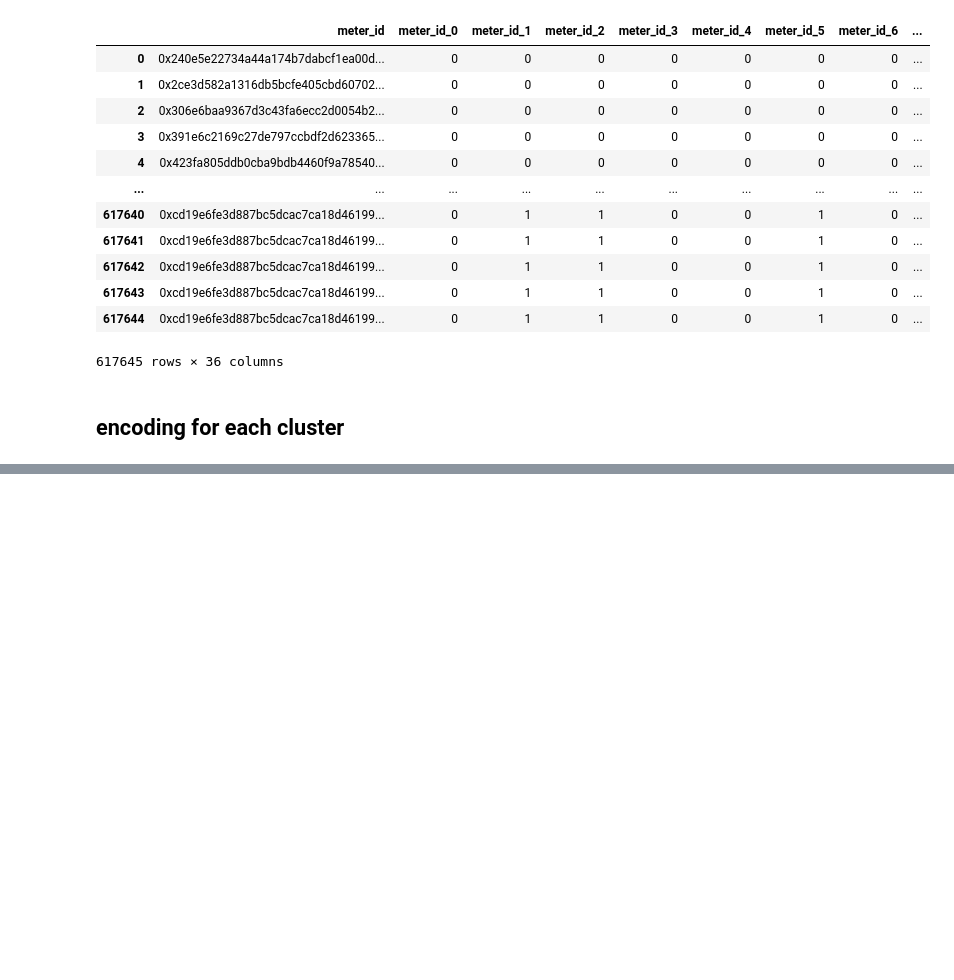
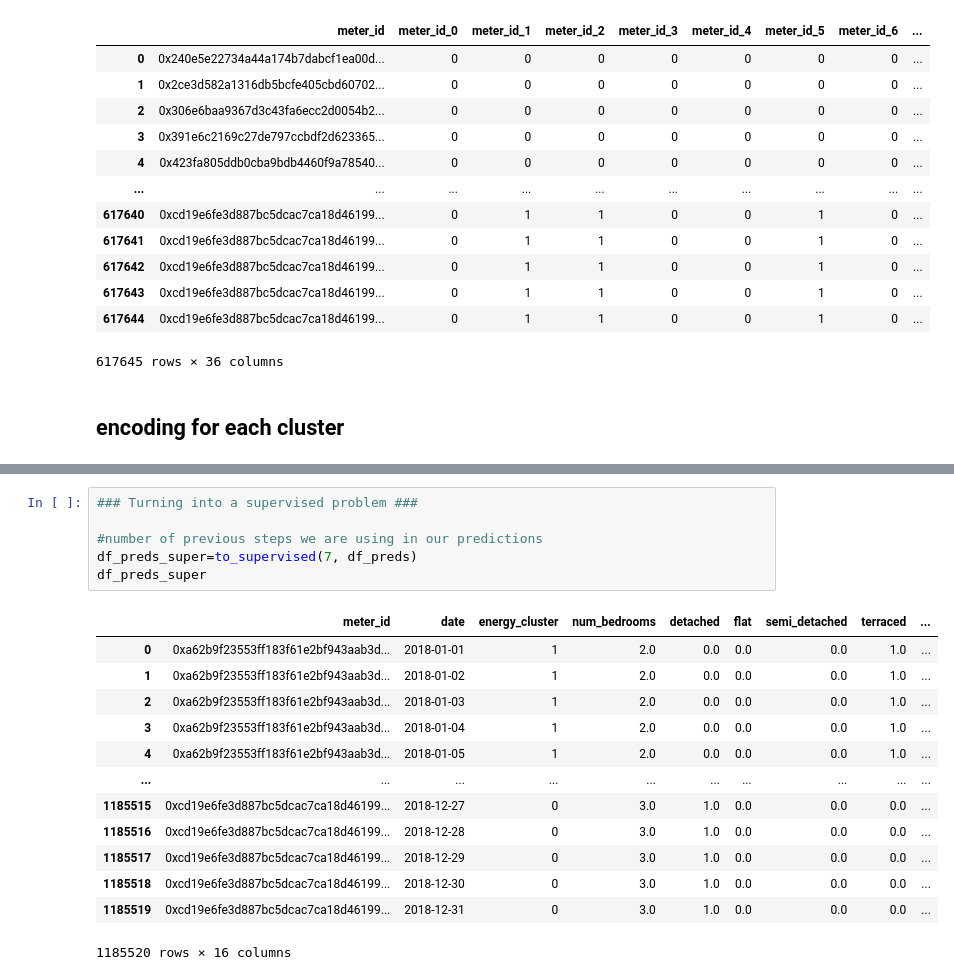
Before and after one commit to danielmusselwhite/UG_Dissertation_Energy_Forecasting, a Jupyter notebook: Src/Jupyter_Notebooks/3. Feature Engineering and Data Preparation.ipynb, the cells around one changed output, grey strips where cells are left out. Cells and saved outputs as stored; diff of their text form; blank space fills up the shorter version.

```diff
--- a/Src/Jupyter_Notebooks/3. Feature Engineering and Data Preparation.ipynb
+++ b/Src/Jupyter_Notebooks/3. Feature Engineering and Data Preparation.ipynb
@@ -567,0 +674,20 @@ cluster 3 lenth: 109223
+# %%
+### Turning into a supervised problem ###
+
+#number of previous steps we are using in our predictions
+df_preds_super=to_supervised(7, df_preds)
+df_preds_super
+# %% [output]
+|  | meter_id | date | energy_cluster | num_bedrooms | detached | flat | semi_detached | terraced | ... |
+| 0 | 0xa62b9f23553ff183f61e2bf943aab3d... | 2018-01-01 | 1 | 2.0 | 0.0 | 0.0 | 0.0 | 1.0 | ... |
+| 1 | 0xa62b9f23553ff183f61e2bf943aab3d... | 2018-01-02 | 1 | 2.0 | 0.0 | 0.0 | 0.0 | 1.0 | ... |
+| 2 | 0xa62b9f23553ff183f61e2bf943aab3d... | 2018-01-03 | 1 | 2.0 | 0.0 | 0.0 | 0.0 | 1.0 | ... |
+| 3 | 0xa62b9f23553ff183f61e2bf943aab3d... | 2018-01-04 | 1 | 2.0 | 0.0 | 0.0 | 0.0 | 1.0 | ... |
+| 4 | 0xa62b9f23553ff183f61e2bf943aab3d... | 2018-01-05 | 1 | 2.0 | 0.0 | 0.0 | 0.0 | 1.0 | ... |
+| ... | ... | ... | ... | ... | ... | ... | ... | ... | ... |
+| 1185515 | 0xcd19e6fe3d887bc5dcac7ca18d46199... | 2018-12-27 | 0 | 3.0 | 1.0 | 0.0 | 0.0 | 0.0 | ... |
+| 1185516 | 0xcd19e6fe3d887bc5dcac7ca18d46199... | 2018-12-28 | 0 | 3.0 | 1.0 | 0.0 | 0.0 | 0.0 | ... |
+| 1185517 | 0xcd19e6fe3d887bc5dcac7ca18d46199... | 2018-12-29 | 0 | 3.0 | 1.0 | 0.0 | 0.0 | 0.0 | ... |
+| 1185518 | 0xcd19e6fe3d887bc5dcac7ca18d46199... | 2018-12-30 | 0 | 3.0 | 1.0 | 0.0 | 0.0 | 0.0 | ... |
+| 1185519 | 0xcd19e6fe3d887bc5dcac7ca18d46199... | 2018-12-31 | 0 | 3.0 | 1.0 | 0.0 | 0.0 | 0.0 | ... |
+1185520 rows × 16 columns
```
Also changed, not shown: parts of 12 cells of this notebook, 3 other files.
